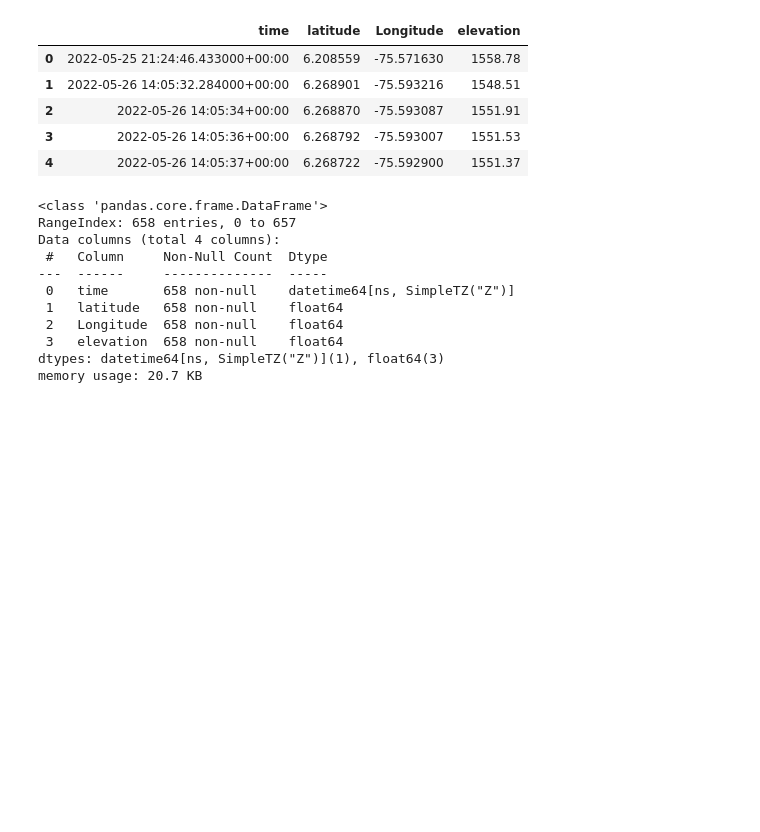
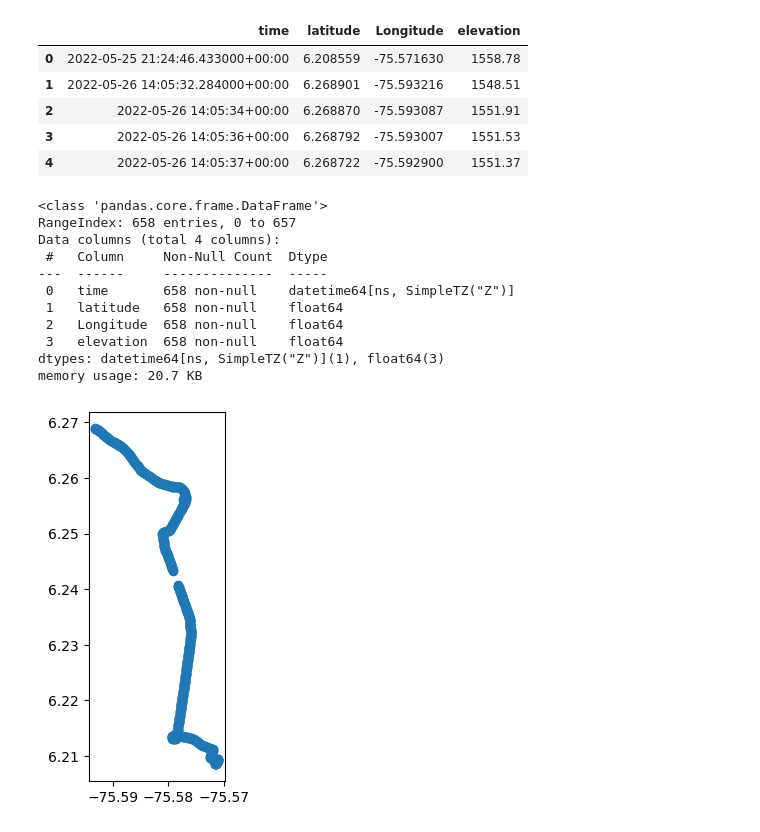
Before and after one commit to d3im3r/ciencia-datos-final-DDS, a Jupyter notebook: trabajo.ipynb, the cells around one changed output. Cells and saved outputs as stored; diff of their text form; code cells hidden in the pictures; blank space fills up the shorter version.

```diff
--- a/trabajo.ipynb
+++ b/trabajo.ipynb
@@ -120,0 +133,9 @@ memory usage: 20.7 KB
+# %%
+#Creating a geodataframe
+points = gpd.points_from_xy(df_25["Longitude"], df_25["latitude"])
+map = gpd.GeoDataFrame (df_25, geometry=points)
+map.plot()
+
+plt.show()
+# %% [output]
+[figure, added]
```
Also changed, not shown: parts of 4 cells of this notebook.
